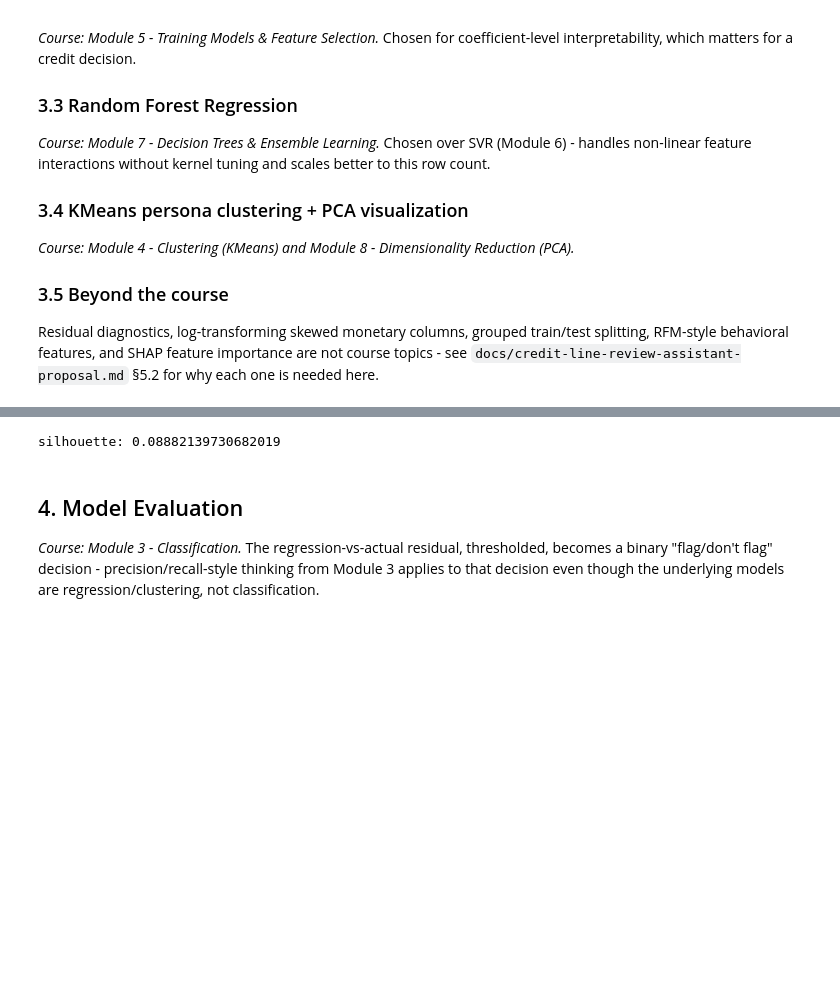
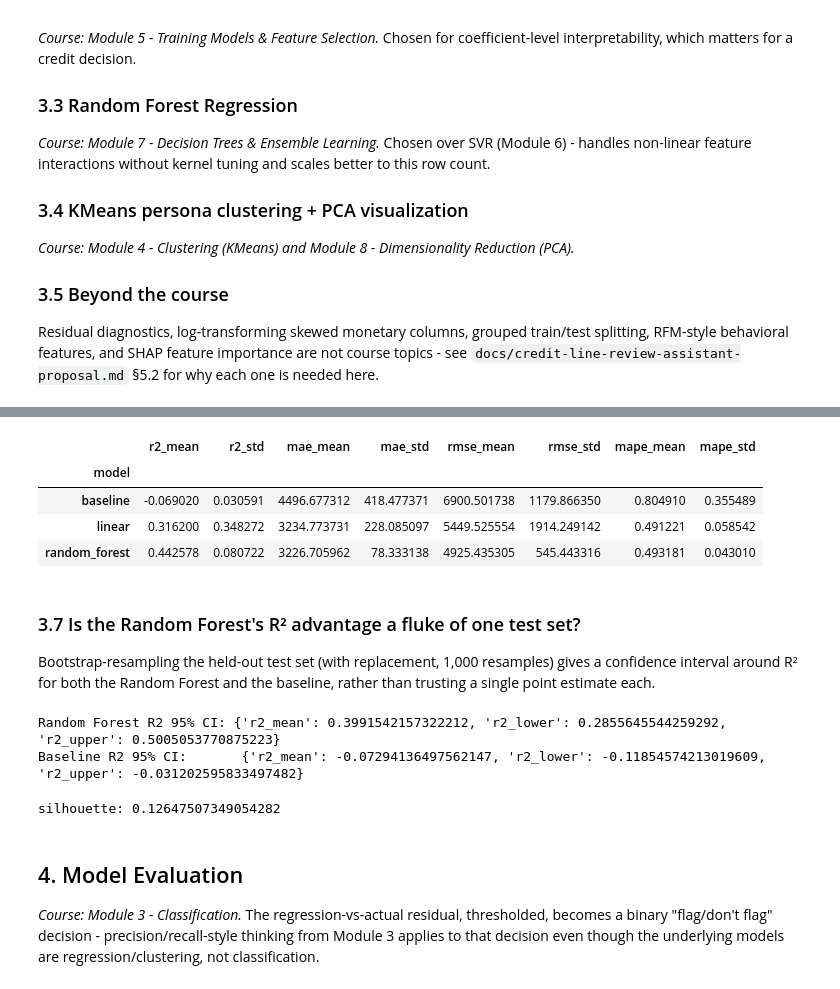
Before and after one commit to harihara0072/Fraud-Anomaly-Monitor, a Jupyter notebook: notebooks/01_credit_line_review.ipynb, the cells around one changed output, grey strips where cells are left out. Drawn from its saved outputs; the diff is of its cells as text; code cells hidden in the pictures; blank space fills up the shorter version.

```diff
--- a/notebooks/01_credit_line_review.ipynb
+++ b/notebooks/01_credit_line_review.ipynb
@@ -147,9 +147,17 @@ from credit_line_review.features import (
     aggregate_card_behavior,
     build_modeling_table,
     group_train_test_split,
+    select_feature_columns,
 )
 from credit_line_review.models import MeanBaselineRegressor, fit_linear_regression, fit_random_forest
-from credit_line_review.evaluation import regression_metrics, residuals, shap_feature_importance
+from credit_line_review.evaluation import (
+    bootstrap_r2_confidence_interval,
+    grouped_cv_metrics,
+    permutation_feature_importance,
+    regression_metrics,
+    residuals,
+    shap_feature_importance,
+)
 from credit_line_review.clustering import fit_kmeans_personas, project_to_2d
 from credit_line_review.export import build_scored_accounts, export_scored_accounts
 from credit_line_review.config import REFERENCE_DATE
@@ -168,14 +176,16 @@ print("modeling rows:", len(modeling_table), "closed/zero-limit rows:", len(clos
 
 train, test = group_train_test_split(modeling_table)
 
-feature_cols = [
-    c for c in table.columns
-    if c not in ("id_card", "id_user", "client_id", "credit_limit", "log_credit_limit", "is_zero_limit")
-    and (pd.api.types.is_numeric_dtype(table[c]) or pd.api.types.is_bool_dtype(table[c]))
-]
+# select_feature_columns explicitly excludes identifiers, security fields
+# (card_number, cvv, expires, year_pin_last_changed), and raw geographic
+# coordinates (latitude/longitude - a fair-lending/redlining risk if used
+# directly as a credit-limit predictor) instead of implicitly grabbing every
+# numeric/bool column that isn't in a short exclusion list.
+feature_cols = select_feature_columns(table)
 X_train, y_train = train[feature_cols].fillna(0), train["log_credit_limit"]
 X_test, y_test = test[feature_cols].fillna(0), test["log_credit_limit"]
 
 print("train:", X_train.shape, "test:", X_test.shape)
+print("features used:", feature_cols)
 # %% [output]
 modeling rows: 2031 closed/zero-limit rows: 26
@@ -206,3 +221,26 @@ pd.DataFrame(results).set_index("model")
+# %%
+cv_model_fns = {
+    "baseline": lambda X, y: MeanBaselineRegressor().fit(X, y),
+    "linear": fit_linear_regression,
+    "random_forest": fit_random_forest,
+}
+
+cv_rows = []
+for name, model_fn in cv_model_fns.items():
+    summary = grouped_cv_metrics(
+        modeling_table, feature_cols, "log_credit_limit", "client_id", model_fn, n_splits=5,
+    )
+    summary["model"] = name
+    cv_rows.append(summary)
+
+cv_results = pd.DataFrame(cv_rows).set_index("model")
+cv_results[["r2_mean", "r2_std", "mae_mean", "mae_std", "rmse_mean", "rmse_std", "mape_mean", "mape_std"]]
+# %% [output]
+|  | r2_mean | r2_std | mae_mean | mae_std | rmse_mean | rmse_std | mape_mean | mape_std |
+| model |  |  |  |  |  |  |  |  |
+| baseline | -0.069020 | 0.030591 | 4496.677312 | 418.477371 | 6900.501738 | 1179.866350 | 0.804910 | 0.355489 |
+| linear | 0.316200 | 0.348272 | 3234.773731 | 228.085097 | 5449.525554 | 1914.249142 | 0.491221 | 0.058542 |
+| random_forest | 0.442578 | 0.080722 | 3226.705962 | 78.333138 | 4925.435305 | 545.443316 | 0.493181 | 0.043010 |
 # %%
 best_model = models["random_forest"]
 pred_dollars = np.expm1(best_model.predict(X_test))
@@ -214,6 +252,21 @@ fig.add_shape(type="line", x0=0, y0=0, x1=actual_dollars.max(), y1=actual_dollar
 fig.show()
 
 px.histogram(resid, nbins=50, title="Residual distribution").show()
+# %% [markdown]
+### 3.7 Is the Random Forest's R² advantage a fluke of one test set?
+
+Bootstrap-resampling the held-out test set (with replacement, 1,000 resamples) gives a confidence interval around R² for both the Random Forest and the baseline, rather than trusting a single point estimate each.
+# %%
+baseline_pred_dollars = np.expm1(models["baseline"].predict(X_test))
+
+rf_ci = bootstrap_r2_confidence_interval(actual_dollars, pred_dollars, n_bootstrap=1000)
+baseline_ci = bootstrap_r2_confidence_interval(actual_dollars, baseline_pred_dollars, n_bootstrap=1000)
+
+print("Random Forest R2 95% CI:", rf_ci)
+print("Baseline R2 95% CI:      ", baseline_ci)
+# %% [output]
+Random Forest R2 95% CI: {'r2_mean': 0.3991542157322212, 'r2_lower': 0.2855645544259292, 'r2_upper': 0.5005053770875223}
+Baseline R2 95% CI:       {'r2_mean': -0.07294136497562147, 'r2_lower': -0.11854574213019609, 'r2_upper': -0.031202595833497482}
 # %%
 _, cluster_labels, silhouette = fit_kmeans_personas(X_test, n_clusters=4)
 print("silhouette:", silhouette)
@@ -223,7 +276,7 @@ coords["cluster"] = cluster_labels
 coords["residual"] = resid
 px.scatter(coords, x="pc1", y="pc2", color="cluster", title="Card personas (PCA projection)").show()
 # %% [output]
-silhouette: 0.08882139730682019
+silhouette: 0.12647507349054282
 # %% [markdown]
 ## 4. Model Evaluation
 
```
Also changed, not shown: parts of 6 cells of this notebook, 5 other files.
